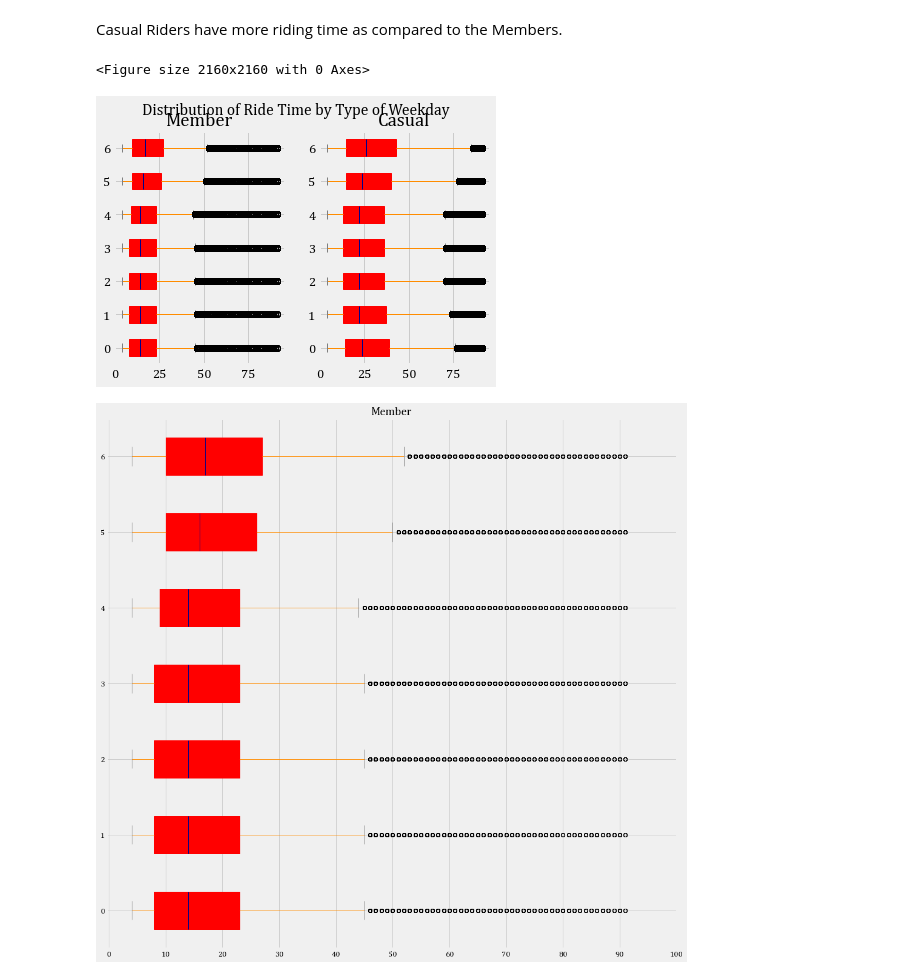
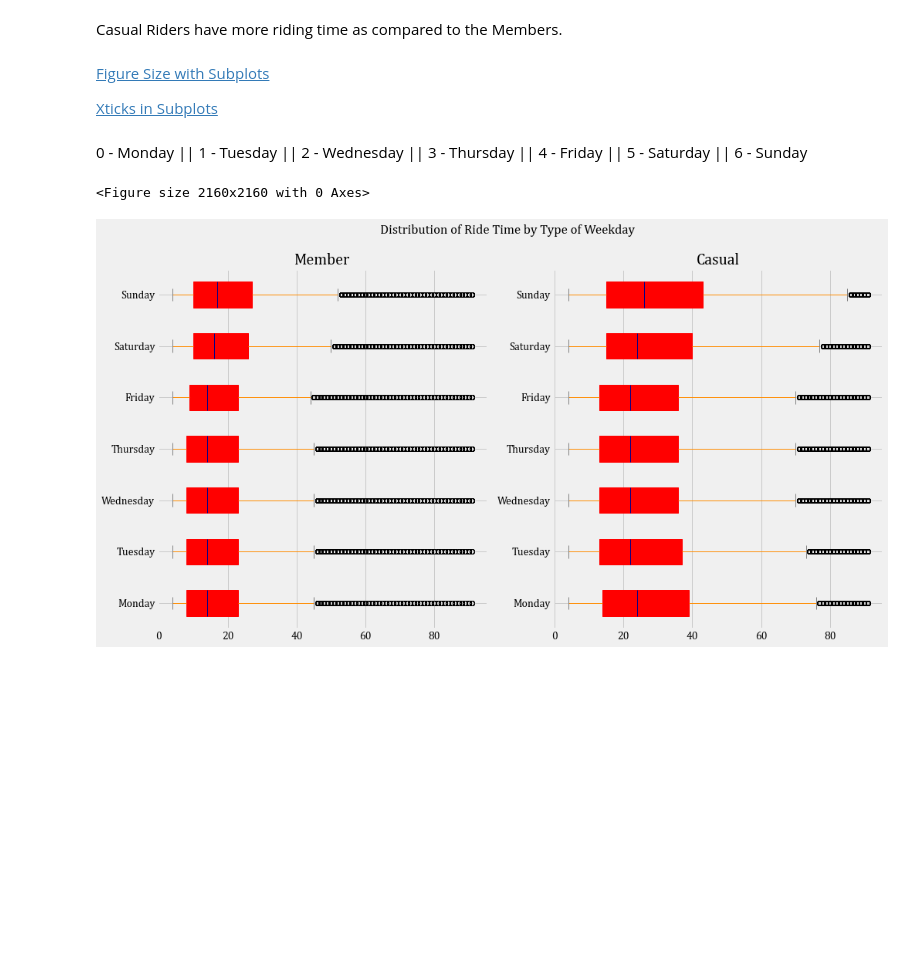
Before and after one commit to deepbdoshi/Google-Analytics-Capstone-Project, a Jupyter notebook: Google Analytics Capstone Project 1.ipynb, the cells around one changed output. Saved outputs shown, nothing was run; the diff lists cells and outputs as text; code cells hidden in the pictures; blank space fills up the shorter version.

Commit message:
Distribution Analysis of Ride Time for the Weekdays and Bike Type

```diff
--- a/Google Analytics Capstone Project 1.ipynb
+++ b/Google Analytics Capstone Project 1.ipynb
@@ -507,32 +509,29 @@ _ = mp.title('Ride Time Distribution')
 Casual Riders have more riding time as compared to the Members.
 # %%
 member_ride_time = reduced_data[]
+# %% [markdown]
+[Figure Size with Subplots](https://stackoverflow.com/questions/14770735/how-do-i-change-the-figure-size-with-subplots)
+
+[Xticks in Subplots](https://stackoverflow.com/questions/19626530/how-to-set-xticks-in-subplots)
+# %% [markdown]
+0 - Monday   ||    1 - Tuesday   ||    2 - Wednesday   ||    3 - Thursday   ||    4 - Friday   ||    5 - Saturday   ||    6 - Sunday
 # %%
 _ = mp.figure(figsize=(30,30))
 _ = mp.style.use("fivethirtyeight")
 
-font = {'family' : 'cambria', 'size'   : 13}
-mp.rc('font', **font)
-
 fig, (ax1, ax2) = mp.subplots(1, 2)
+fig.set_figheight(8)
+fig.set_figwidth(15)
 
 _ = reduced_data[reduced_data['member_casual'] == 'member'].plot(kind='box', by = 'weekday', column = 'ride_time', color=props, figsize=(10,15), ax=ax1, vert=False, patch_artist=True)
 _ = ax1.set_title('Member')
-# _ = ax1.legend()
-
+_ = ax1.set_yticklabels(['Monday', 'Tuesday', 'Wednesday', 'Thursday', 'Friday', 'Saturday', 'Sunday'])
 
 _ = reduced_data[reduced_data['member_casual'] == 'casual'].plot(kind='box', by = 'weekday', column = 'ride_time', color=props, figsize=(10,15), ax=ax2, vert=False, patch_artist=True)
 _ = ax2.set_title('Casual')
-# _ = ax2.legend()
+_ = ax2.set_yticklabels(['Monday', 'Tuesday', 'Wednesday', 'Thursday', 'Friday', 'Saturday', 'Sunday'])
 
-# _ = mp.xticks(np.arange(0, 120, 10))
 _ = mp.suptitle("Distribution of Ride Time by Type of Weekday")
 # %% [output]
 <Figure size 2160x2160 with 0 Axes>
-[figure, old version]
+[figure, new version]
-# %%
-_ = reduced_data[reduced_data['member_casual'] == 'member'].plot(kind='box', by = 'weekday', column = 'ride_time', color=props, figsize=(15,15), vert=False, patch_artist=True)
-_ = mp.title('Member')
-_ = mp.xticks(np.arange(0, 110, 10))
-# %% [output]
-[figure, removed]
```
Also changed, not shown: parts of 5 cells of this notebook.
